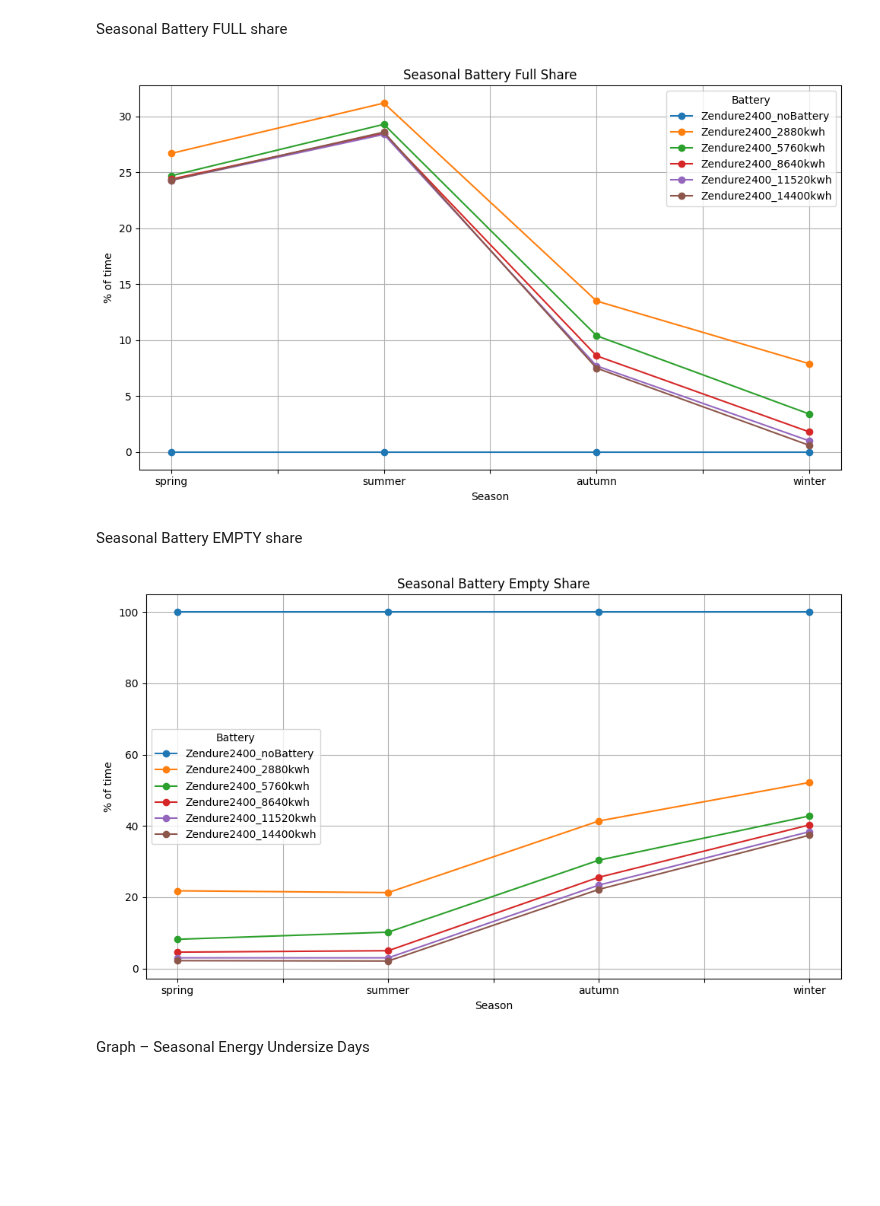
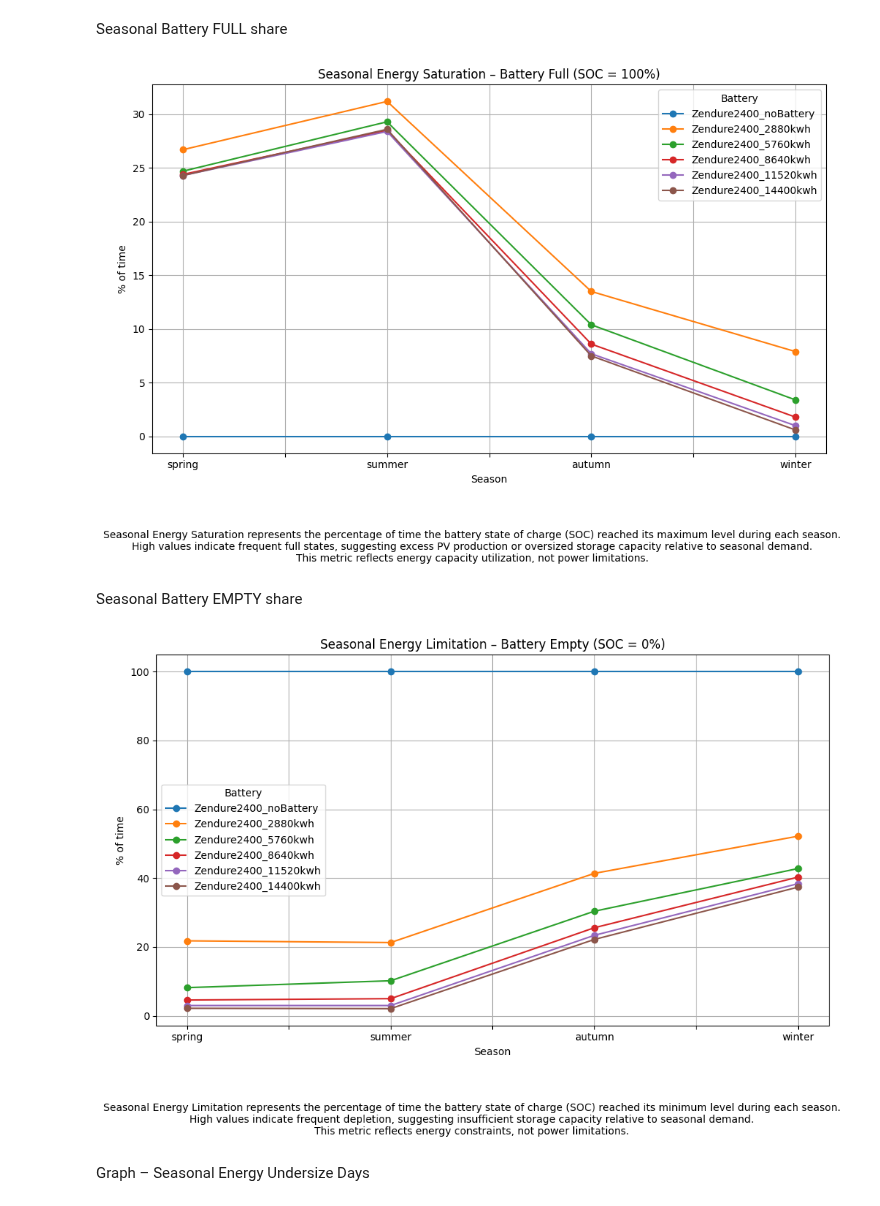
Before and after one commit to nicoMeynet/BatterySimu, a Jupyter notebook: battery_comparison_season.ipynb, the cells around one changed output. Saved outputs shown, nothing was run; the diff lists cells and outputs as text; code cells hidden in the pictures; blank space fills up the shorter version.

```diff
--- a/battery_comparison_season.ipynb
+++ b/battery_comparison_season.ipynb
@@ -263,21 +310,31 @@ Seasonal Battery FULL share
 # %%
 pivot = df_energy.pivot(
     index="season",
     columns="scenario",
     values="avg_full_pct"
 )
 
 pivot = pivot[scenario_order]
 
 pivot.plot(marker="o")
-plt.title("Seasonal Battery Full Share")
+plt.title("Seasonal Energy Saturation – Battery Full (SOC = 100%)")
 plt.xlabel("Season")
 plt.ylabel("% of time")
 plt.legend(title="Battery")
 plt.tight_layout()
+plt.figtext(
+    0.5, -0.15,
+    "Seasonal Energy Saturation represents the percentage of time the battery "
+    "state of charge (SOC) reached its maximum level during each season.\n"
+    "High values indicate frequent full states, suggesting excess PV production "
+    "or oversized storage capacity relative to seasonal demand.\n"
+    "This metric reflects energy capacity utilization, not power limitations.",
+    ha="center",
+    fontsize=10
+)
 plt.show()
 # %% [output]
-[figure, old version]
+[figure, new version]
 # %% [markdown]
 Seasonal Battery EMPTY share
 # %%
@@ -290,14 +347,24 @@ pivot = df_energy.pivot(
 pivot = pivot[scenario_order]
 
 pivot.plot(marker="o")
-plt.title("Seasonal Battery Empty Share")
+plt.title("Seasonal Energy Limitation – Battery Empty (SOC = 0%)")
 plt.xlabel("Season")
 plt.ylabel("% of time")
 plt.legend(title="Battery")
 plt.tight_layout()
+plt.figtext(
+    0.5, -0.15,
+    "Seasonal Energy Limitation represents the percentage of time the battery "
+    "state of charge (SOC) reached its minimum level during each season.\n"
+    "High values indicate frequent depletion, suggesting insufficient storage "
+    "capacity relative to seasonal demand.\n"
+    "This metric reflects energy constraints, not power limitations.",
+    ha="center",
+    fontsize=10
+)
 plt.show()
 # %% [output]
-[figure, old version]
+[figure, new version]
 # %% [markdown]
 Graph – Seasonal Energy Undersize Days
 # %%
```
Also changed, not shown: parts of 11 cells of this notebook, 1 other file.
